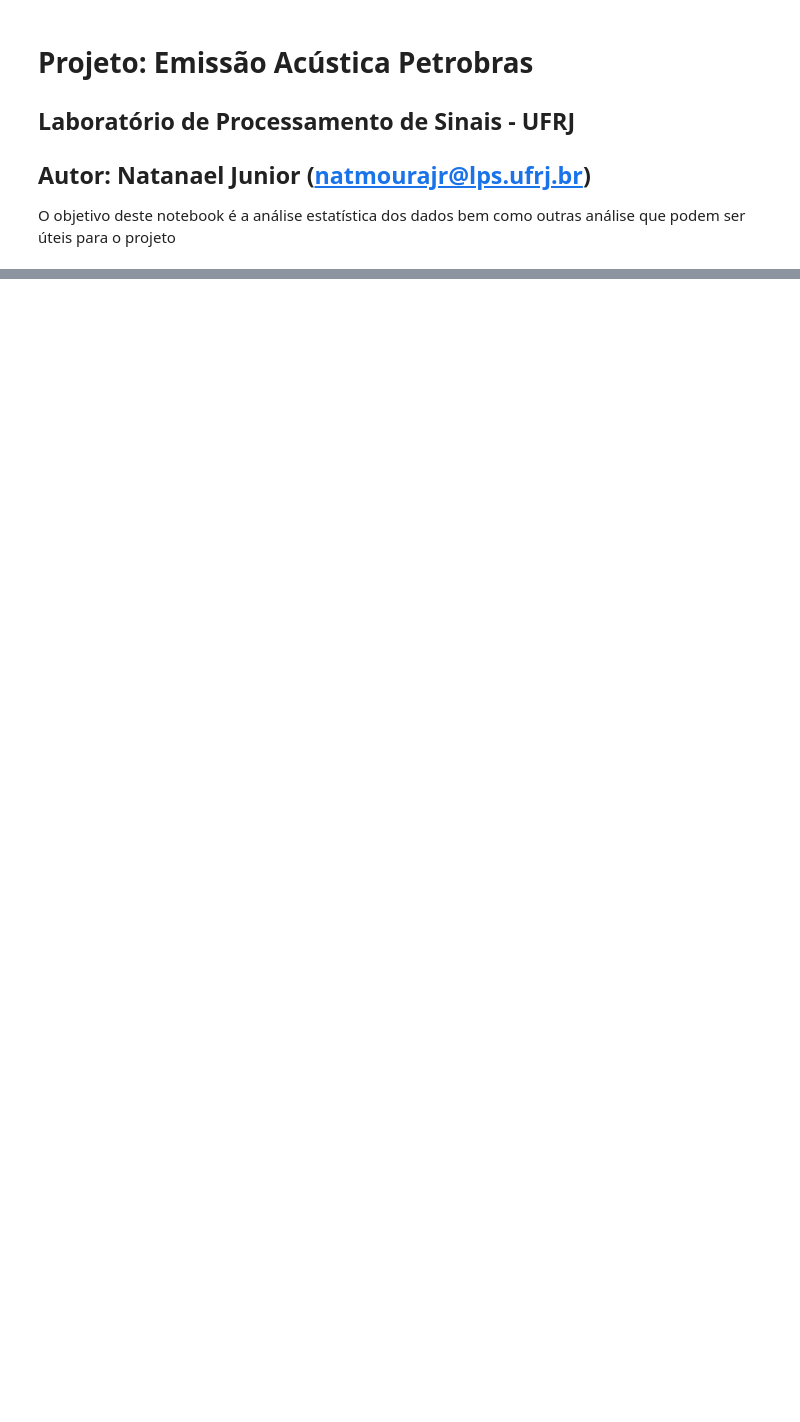
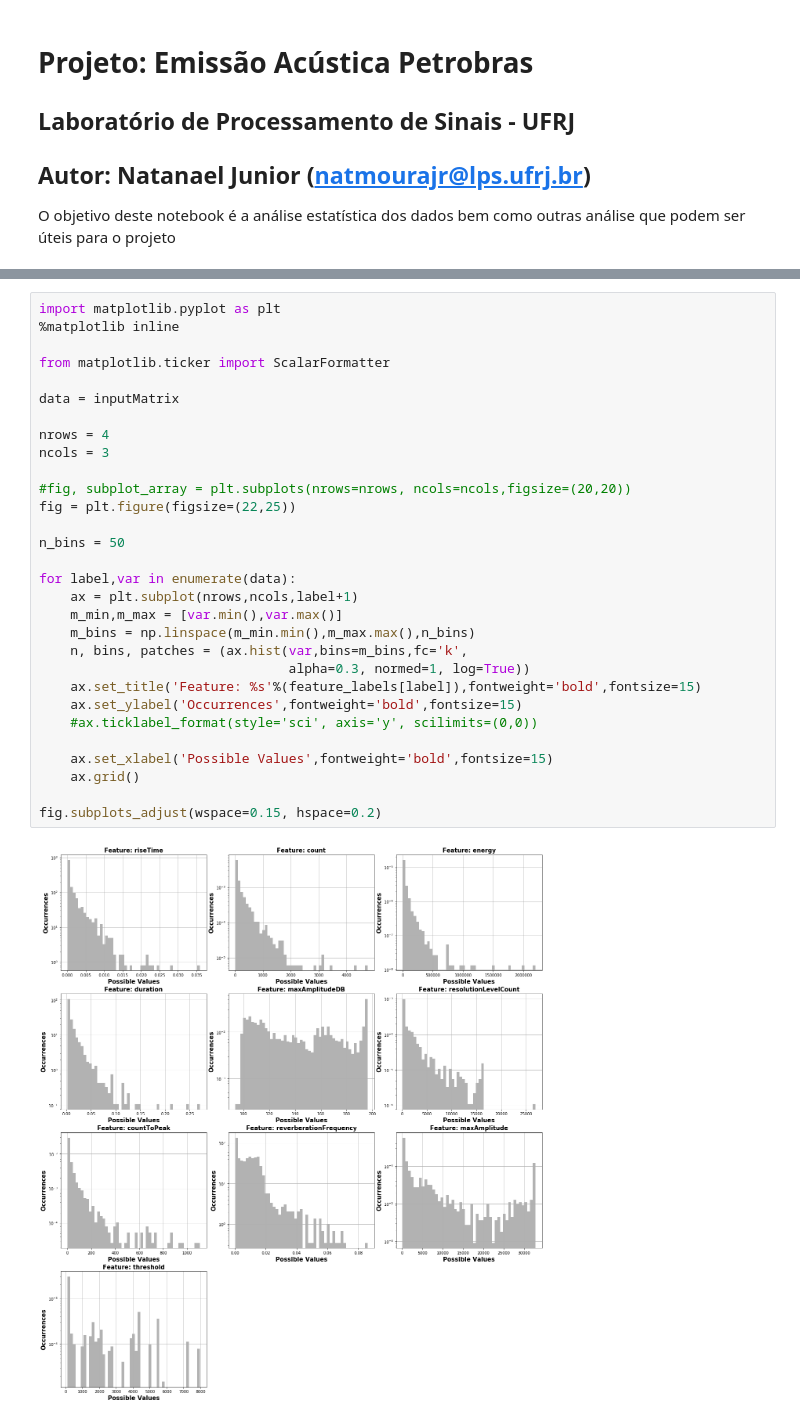
Before and after one commit to natmourajr/PetroAcousticEmission, a Jupyter notebook: notebooks/StatisticalAnalysis.ipynb, the cells around one changed output, grey strips where cells are left out. Drawn from its saved outputs; the diff is of its cells as text; blank space fills up the shorter version.

```diff
--- a/notebooks/StatisticalAnalysis.ipynb
+++ b/notebooks/StatisticalAnalysis.ipynb
@@ -24,0 +37,32 @@ normalized Power:  (32768, 1665)
+# %%
+import matplotlib.pyplot as plt
+%matplotlib inline
+
+from matplotlib.ticker import ScalarFormatter
+
+data = inputMatrix
+
+nrows = 4
+ncols = 3
+
+#fig, subplot_array = plt.subplots(nrows=nrows, ncols=ncols,figsize=(20,20))
+fig = plt.figure(figsize=(22,25))
+
+n_bins = 50
+
+for label,var in enumerate(data):
+    ax = plt.subplot(nrows,ncols,label+1)
+    m_min,m_max = [var.min(),var.max()]
+    m_bins = np.linspace(m_min.min(),m_max.max(),n_bins)
+    n, bins, patches = (ax.hist(var,bins=m_bins,fc='k',
+                                alpha=0.3, normed=1, log=True))
+    ax.set_title('Feature: %s'%(feature_labels[label]),fontweight='bold',fontsize=15)
+    ax.set_ylabel('Occurrences',fontweight='bold',fontsize=15)
+    #ax.ticklabel_format(style='sci', axis='y', scilimits=(0,0))
+
+    ax.set_xlabel('Possible Values',fontweight='bold',fontsize=15)
+    ax.grid()
+
+fig.subplots_adjust(wspace=0.15, hspace=0.2)
+# %% [output]
+[figure, added]
```
Also changed, not shown: parts of 10 cells of this notebook.
